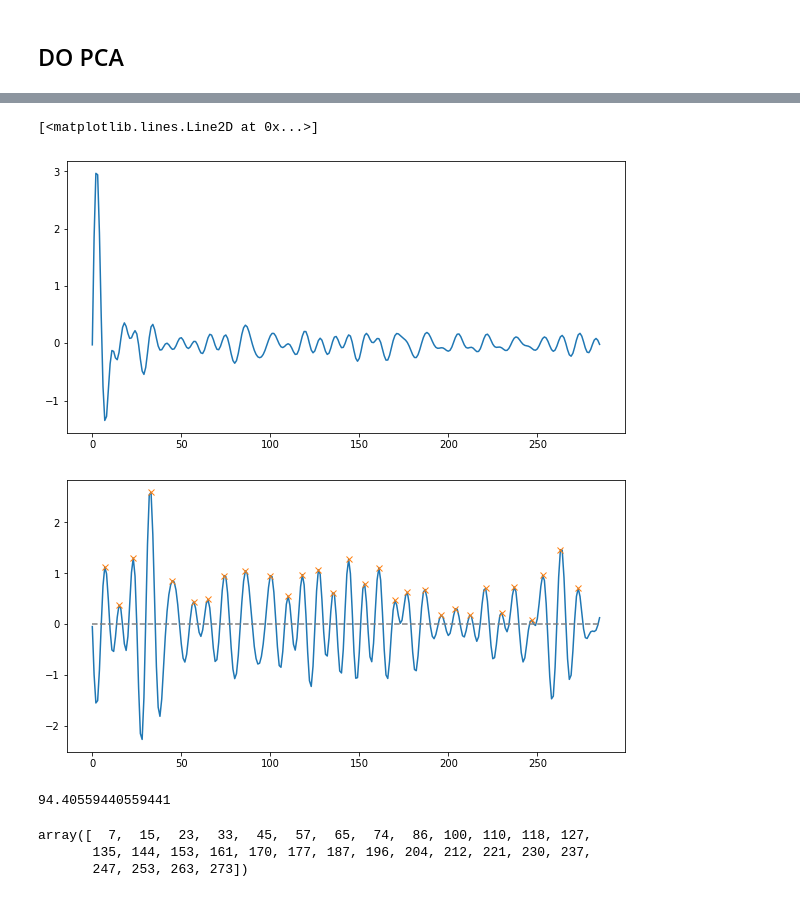
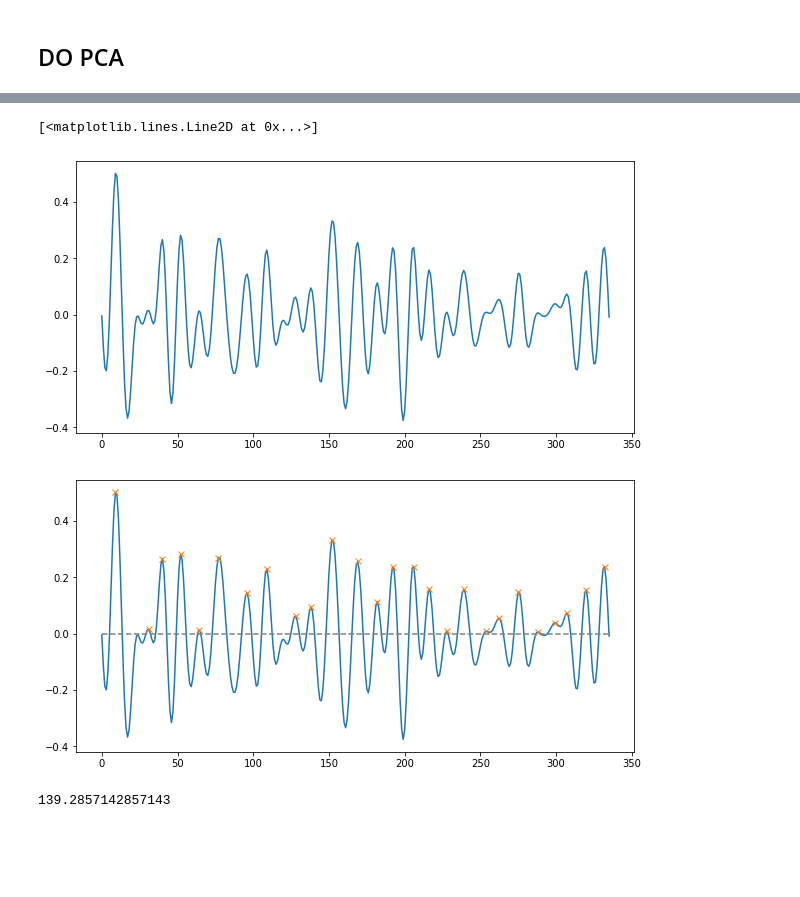
Before and after one commit to irfan798/head-pulse-track, a Jupyter notebook: signal_pross.ipynb, the cells around one changed output, grey strips where cells are left out. Drawn from its saved outputs; the diff is of its cells as text; code cells hidden in the pictures; blank space fills up the shorter version.

```diff
--- a/signal_pross.ipynb
+++ b/signal_pross.ipynb
@@ -17,7 +17,7 @@ def draw_str(dst, target, s):
     cv2.putText(dst, s, (x+1, y+1), cv2.FONT_HERSHEY_PLAIN, 1.0, (0, 0, 0), thickness = 2, lineType=cv2.LINE_AA)
     cv2.putText(dst, s, (x, y), cv2.FONT_HERSHEY_PLAIN, 1.0, (255, 255, 255), lineType=cv2.LINE_AA)
 # %%
-capture = cv2.VideoCapture('./data/face_videos/standing2.mp4')
+capture = cv2.VideoCapture('./data/face_videos/sitting2.avi')
 fps = int(capture.get(cv2.CAP_PROP_FPS))
 frame_count = int(capture.get(cv2.CAP_PROP_FRAME_COUNT))
 print('fps', fps, 'frame count', frame_count)
@@ -27,8 +27,9 @@ fps 16 frame count 356
 gray_frames = [] #0 is newest -1 is oldest
 #frame_c = 0
 
-face = FacePoints()
-tracking = TrackPoints(max_trace_history=600)
+#face = FacePoints(dedector_type='face_shape')
+face = FacePoints(dedector_type='haar')
+tracking = TrackPoints(face_dedector=face, max_trace_history=600)
 
 # Create some random colors
 color = np.random.randint(0,255,(100,3))
@@ -245,7 +284,7 @@ def filter_signal(signal_data, fs=30, low_c=0.75, high_c=2.0):
 filtered_signals = []
 
 for signal_data in displacements:
-    filter_out = filter_signal(signal_data, fs=fps)
+    filter_out = filter_signal(signal_data, fs=fps, high_c=3.0)
     filtered_signals.append(filter_out)
 
 filtered_signals = np.stack(filtered_signals, axis=0)
@@ -272,31 +311,25 @@ pca_result.shape
 # %%
-plt.plot(pca_result[1])
+plt.plot(pca_result[4])
 # %% [output]
 [<matplotlib.lines.Line2D at 0x...>]
-[figure, old version]
+[figure, new version]
 # %%
 #pca_result.explained_variance_ratio_
 # %%
 from scipy.signal import find_peaks
 
-x = pca_result[0]
+x = pca_result[4]
 peaks, _ = find_peaks(x, height=0)
 plt.plot(x)
 plt.plot(peaks, x[peaks], "x")
 plt.plot(np.zeros_like(x), "--", color="gray")
 plt.show()
 
 total_secs = len(x)/fps
 total_beats = len(peaks)
 bps = total_beats / total_secs
 
 print(bps*60)
 # %% [output]
-[figure, old version]
+[figure, new version]
-94.40559440559441
+139.2857142857143
-# %%
-peaks
-# %% [output]
-array([  7,  15,  23,  33,  45,  57,  65,  74,  86, 100, 110, 118, 127,
-       135, 144, 153, 161, 170, 177, 187, 196, 204, 212, 221, 230, 237,
-       247, 253, 263, 273])
```
Also changed, not shown: parts of 12 cells of this notebook.
